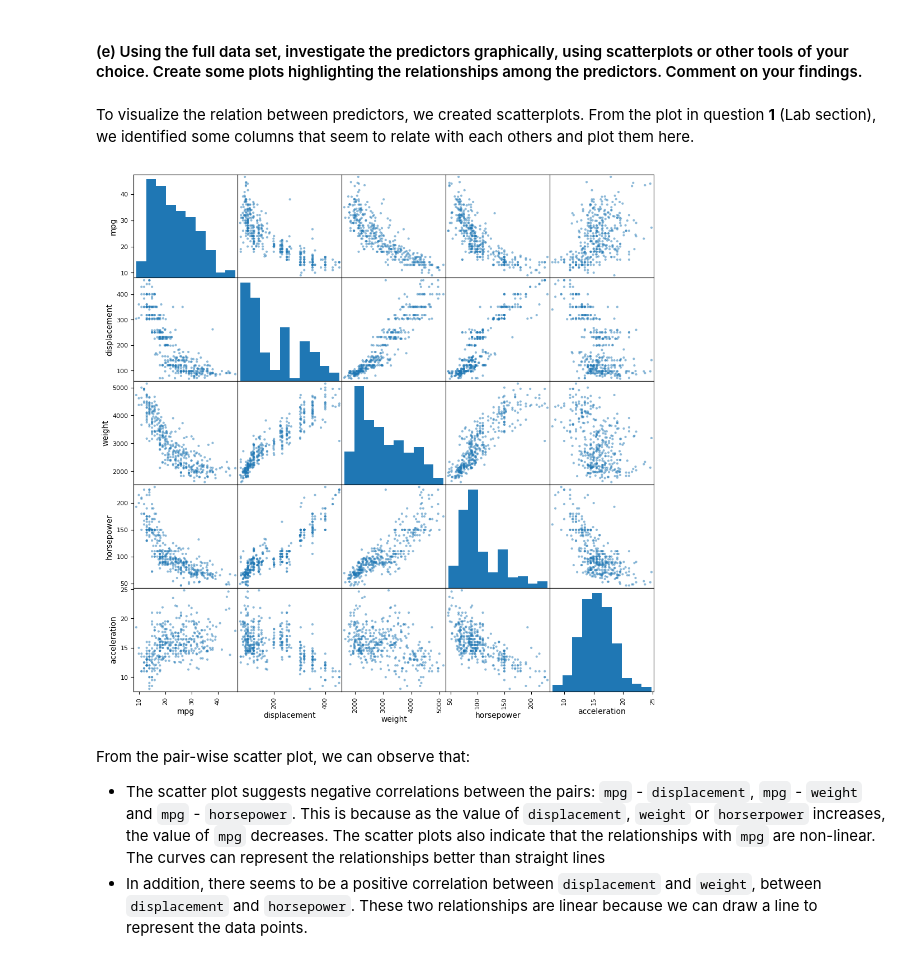
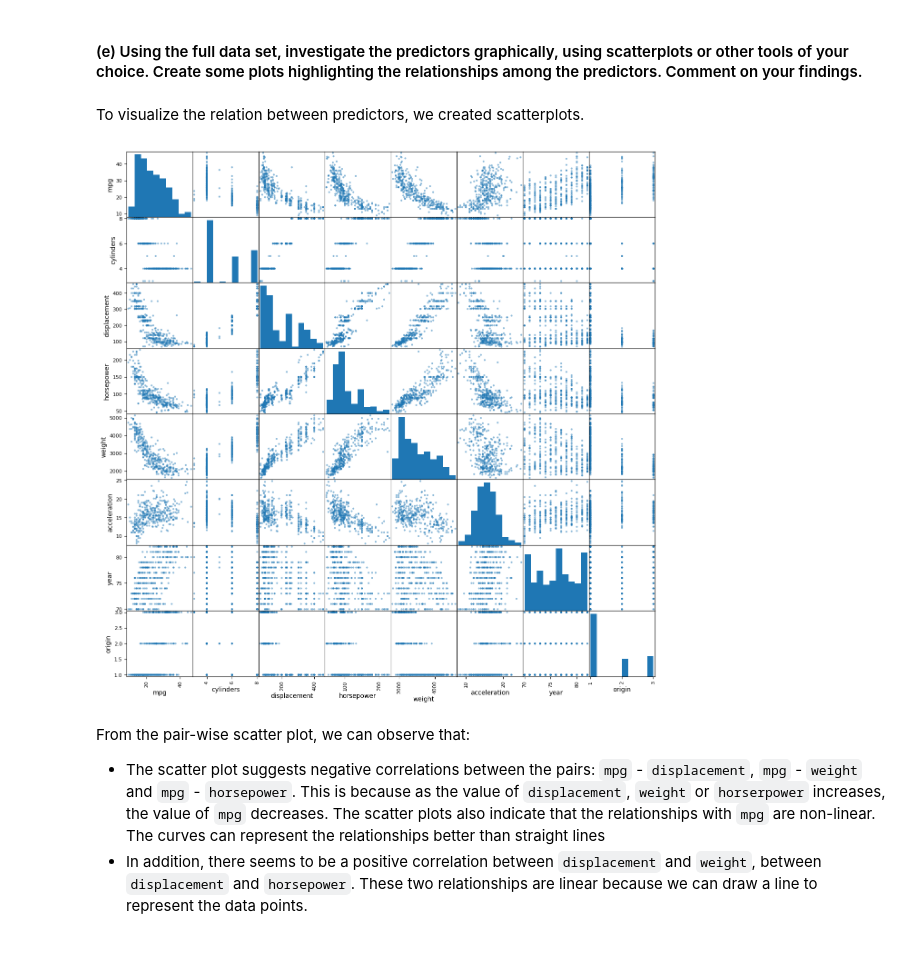
Before and after one commit to haily835/Comp-8590-Statistical-Learning, a Jupyter notebook: Assignment 1/Question 3 Applied.ipynb, the cells around one changed output. Cells and saved outputs as stored; diff of their text form; code cells hidden in the pictures.

Commit message:
Create the full plot for 3e

```diff
--- a/Assignment 1/Question 3 Applied.ipynb
+++ b/Assignment 1/Question 3 Applied.ipynb
@@ -140,14 +140,12 @@ report
 | range | 35.600000 | 5.000000 | 387.000000 | 184.000000 | 3348.000000 | 16.300000 | 12.000000 | 2.000000 |
 # %% [markdown]
 #### (e) Using the full data set, investigate the predictors graphically, using scatterplots or other tools of your choice. Create some plots highlighting the relationships among the predictors. Comment on your findings.
-# %% [markdown]
-To visualize the relation between predictors, we created scatterplots. From the plot in question **1** (Lab section), we identified some columns that seem to relate with each others and plot them here.
-# %%
-# Columns that seem to be related with each other:
-selected_columns = ["mpg", "displacement", "weight", "horsepower", "acceleration"]
-pd.plotting.scatter_matrix(Auto[selected_columns], figsize=(12,12));
-# %% [output]
-[figure, removed]
+# %% [markdown]
+To visualize the relation between predictors, we created scatterplots.
+# %%
+pd.plotting.scatter_matrix(Auto, figsize=(15,15));
+# %% [output]
+[figure, added]
 # %% [markdown]
 From the pair-wise scatter plot, we can observe that:
 - The scatter plot suggests negative correlations between the pairs: `mpg` - `displacement`, `mpg` - `weight` and `mpg` - `horsepower`. This is because as the value of  `displacement`, `weight` or `horserpower` increases, the value of `mpg` decreases. The scatter plots also indicate that the relationships with `mpg` are non-linear. The curves can represent the relationships better than straight lines
```
Also changed, not shown: parts of 1 cell of this notebook.
